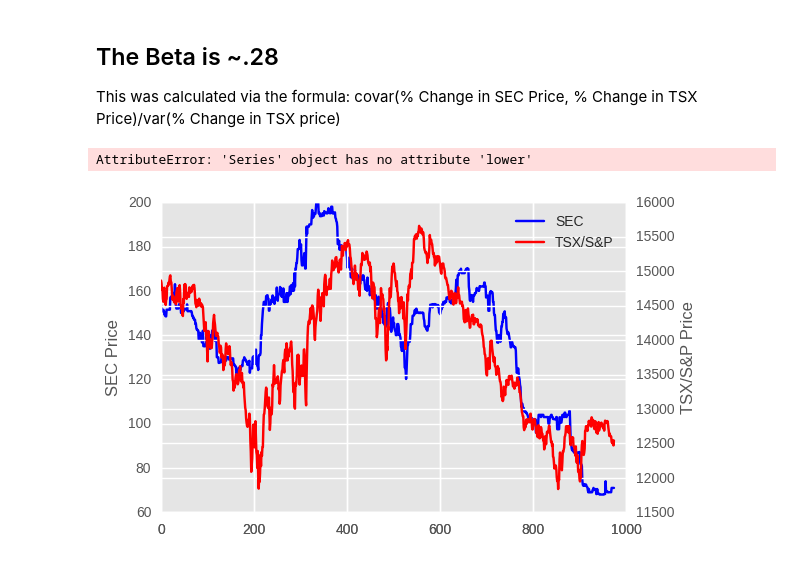
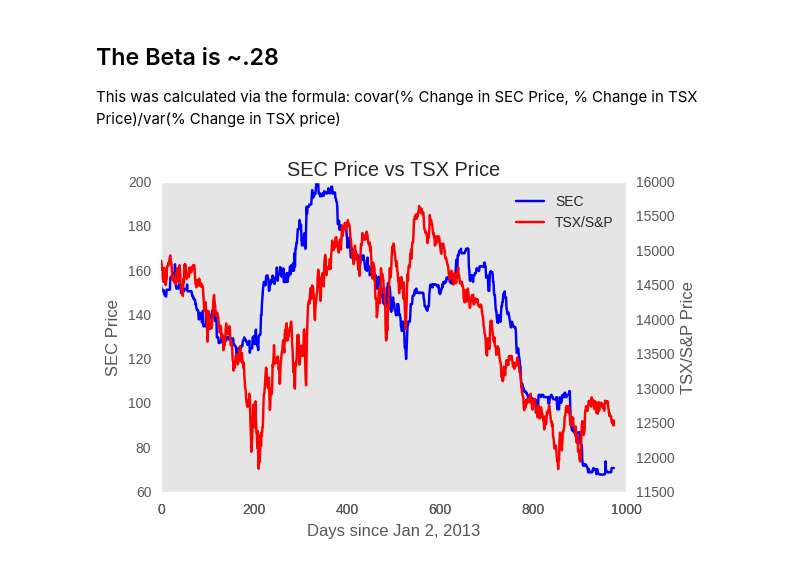
Before and after one commit to mattdeak/Senvest-Analysis, a Jupyter notebook: Senvest Capital Analysis.ipynb, the cells around one changed output. Saved outputs shown, nothing was run; the diff lists cells and outputs as text; code cells hidden in the pictures.

```diff
--- a/Senvest Capital Analysis.ipynb
+++ b/Senvest Capital Analysis.ipynb
@@ -100,23 +99,23 @@ dates = pd.to_datetime(stock_compare['Date'])
 # %%
 figure = plt.figure()
 ax1 = figure.add_subplot(111)
 line1, = ax1.plot(stock_info['Close'],'xb-')
 ylabel("SEC Price")
 
 
 ax2 = figure.add_subplot(111,sharex=ax1,frameon=False)
 line2, = ax2.plot(tsx_info['Close'],'xr-')
 ax2.yaxis.tick_right()
 ax2.yaxis.set_label_position("right")
 ylabel("TSX/S&P Price")
 legend((line1,line2),('SEC','TSX/S&P'))
-figure.add_axes()
+
+
 plt.xlabel("Days since Jan 2, 2013")
 
 ax1.grid(False)
 ax2.grid(False)
 plt.title("SEC Price vs TSX Price")
 show()
 # %% [output]
-AttributeError: 'Series' object has no attribute 'lower'
-[figure, old version]
+[figure, new version]
```
Also changed, not shown: parts of 1 cell of this notebook.
